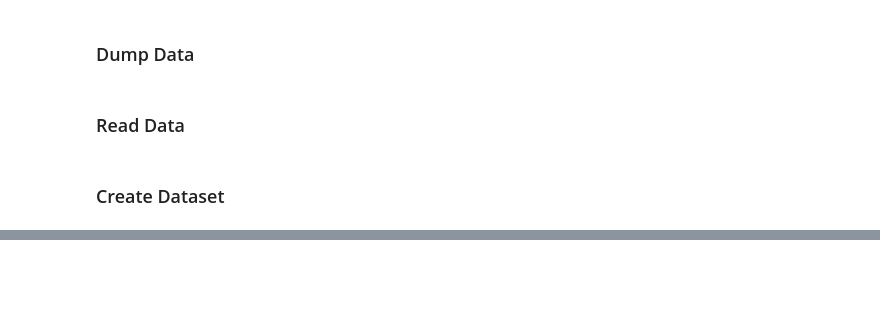
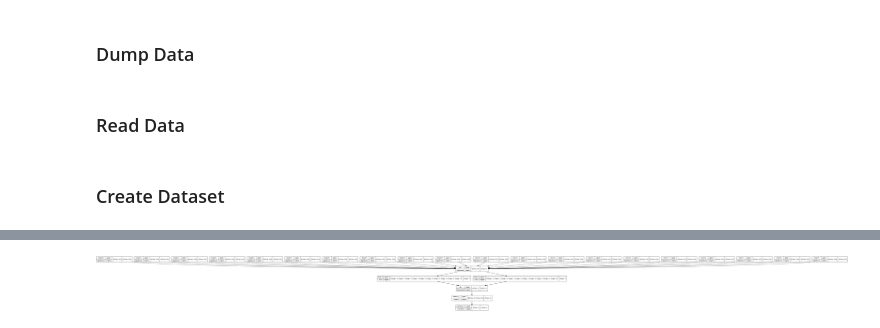
Before and after one commit to wraftus/moneyball, a Jupyter notebook: moneyball.ipynb, the cells around one changed output, grey strips where cells are left out. Saved outputs shown, nothing was run; the diff lists cells and outputs as text; code cells hidden in the pictures; blank space fills up the shorter version.

Commit message:
First implemenentation of model, does not great :|

```diff
--- a/moneyball.ipynb
+++ b/moneyball.ipynb
@@ -108,3 +110,23 @@ with open('raw_data/player_data.data', 'r') as file:
     player_data = json.load(file)
 # %% [markdown]
 ### Create Dataset
+# %%
+# nomralize the data
+collected_stats = {}
+for stat_key in player_data[list(player_data.keys())[0]]:
+    collected_stats[stat_key] = []
+
+for stats in player_data.values():
+    for stat_key, stat in stats.items():
+        collected_stats[stat_key].append(stat)
+
+stat_means = {}
+stat_stds = {}
+for stat_key, stats in collected_stats.items():
+    stat_means[stat_key] = np.mean(stats)
+    stat_stds[stat_key] = np.std(stats)
+
+for player in player_data:
+    for stat_key, stat in player_data[player].items():
+        player_data[player][stat_key] -= stat_means[stat_key]
+        player_data[player][stat_key] /= stat_stds[stat_key]
@@ -163,20 +206,55 @@ Model & problem folumation relies heavily on the [Deepset](https://arxiv.org/pdf
 # %%
 # get feature dim and choose embedding dim
 N = len(feature_fields)
-M = N
+M = int(N/2)
 
 # function to spawn a keras implementation of the phi approximator
-def PHI():
-    return tf.keras.Sequential([
-                tf.keras.layers.Dense(N*4, activation='relu'),
-                tf.keras.layers.Dense(N*4, activation='relu'),
-                tf.keras.layers.Dense(M)
-            ])
+def spawn_phi():
+    inputs = tf.keras.layers.Input(shape=(N), name='phi_in')
+
+    x = tf.keras.layers.Dense(N*10, activation='relu')(inputs)
+    x = tf.keras.layers.Dense(N*10, activation='relu')(x)
+    x = tf.keras.layers.Dense(N*10, activation='relu')(x)
+    x = tf.keras.layers.Dense(N*10, activation='relu')(x)
+    outputs = tf.keras.layers.Dense(M)(x)
+
+    return tf.keras.models.Model(inputs, outputs, name='phi')
+
 
 # function to spawn a keras implementation of the rho approximator
-def RHO():
-    return tf.keras.Sequential([
-        tf.keras.layers.Dense(M*4, activation='relu')
-        tf.keras.layers.Dense(M*4, activation='relu')
-        tf.keras.layers.Dense(1, activation='tanh')
-    ])
+def spawn_rho():
+    inputs = tf.keras.layers.Input(shape=(M), name='rho_in')
+
+    x = tf.keras.layers.Dense(M*10, activation='relu')(inputs)
+    x = tf.keras.layers.Dense(M*10, activation='relu')(x)
+    x = tf.keras.layers.Dense(M*10, activation='relu')(x)
+    x = tf.keras.layers.Dense(M*10, activation='relu')(x)
+    outputs = tf.keras.layers.Dense(1)(x)
+
+    return tf.keras.models.Model(inputs, outputs, name='rho')
+
+# define the full team comparison model
+def spawn_compare_model(phi, rho):
+    home_players = [tf.keras.layers.Input(shape=(N), name=('home#%d' % i)) for i in range(NUM_PLAYERS)]
+    away_players = [tf.keras.layers.Input(shape=(N), name=('away#%d' % i)) for i in range(NUM_PLAYERS)]
+
+    home_reps = [phi(player) for player in home_players]
+    away_reps = [phi(player) for player in away_players]
+
+    home_sum = tf.keras.layers.Add()(home_reps)
+    away_sum = tf.keras.layers.Add()(away_reps)
+
+    home_rep = rho(home_sum)
+    away_rep = rho(away_sum)
+
+    difference = tf.keras.layers.Subtract()([home_rep, away_rep])
+    output = tf.keras.layers.Activation('tanh')(difference)
+    return tf.keras.models.Model(inputs=(home_players + away_players), outputs=output)
+
+phi, rho = spawn_phi(), spawn_rho()
+model = spawn_compare_model(phi, rho)
+tf.keras.utils.plot_model(phi, to_file='phi_plot.png', show_shapes=True, show_layer_names=True)
+tf.keras.utils.plot_model(rho, to_file='rho_plot.png', show_shapes=True, show_layer_names=True)
+tf.keras.utils.plot_model(model, to_file='model_plot.png', show_shapes=True, show_layer_names=True)
+# %% [output]
+[figure, added]
```
Also changed, not shown: parts of 14 cells of this notebook, 4 other files.
